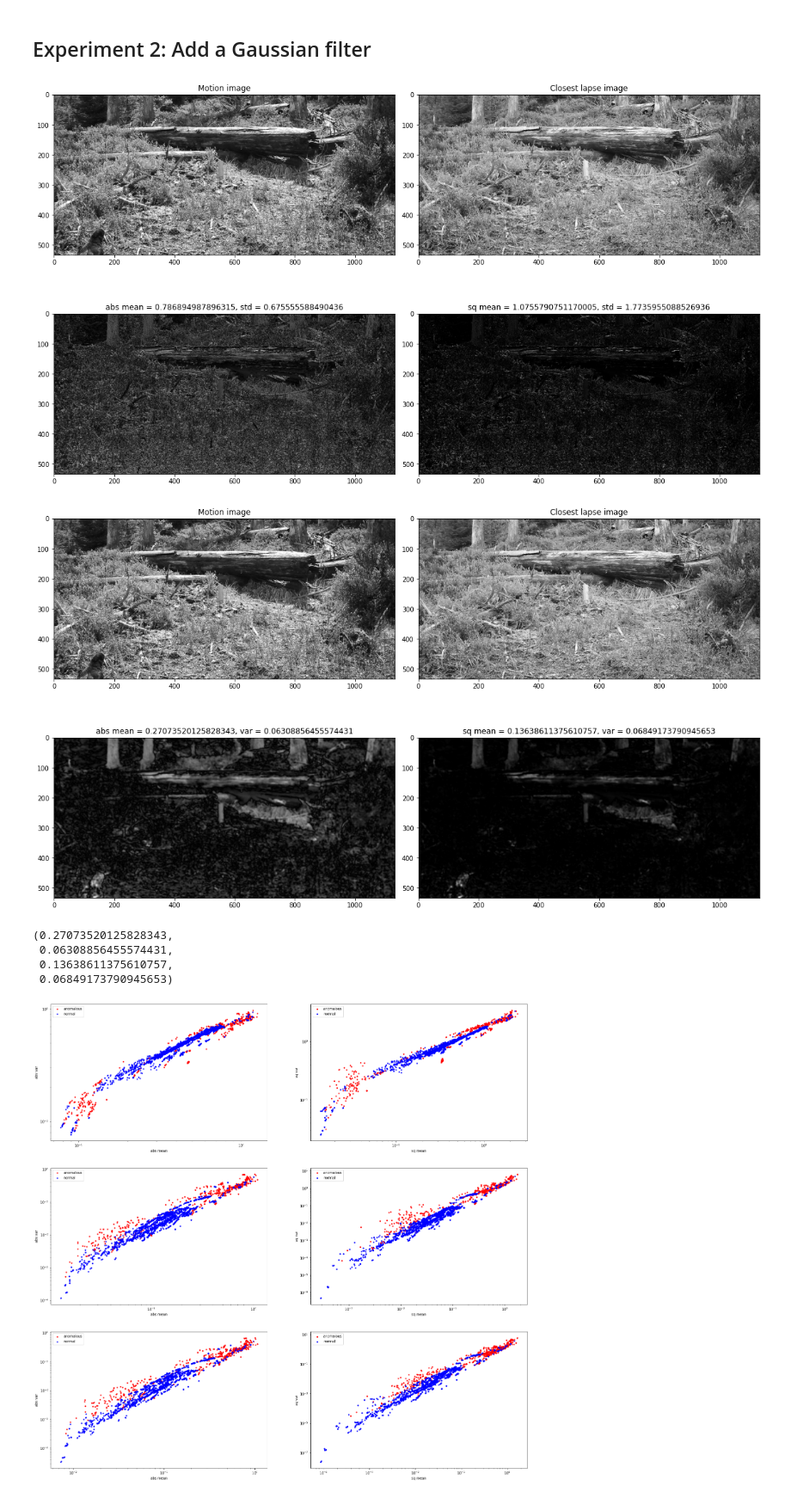
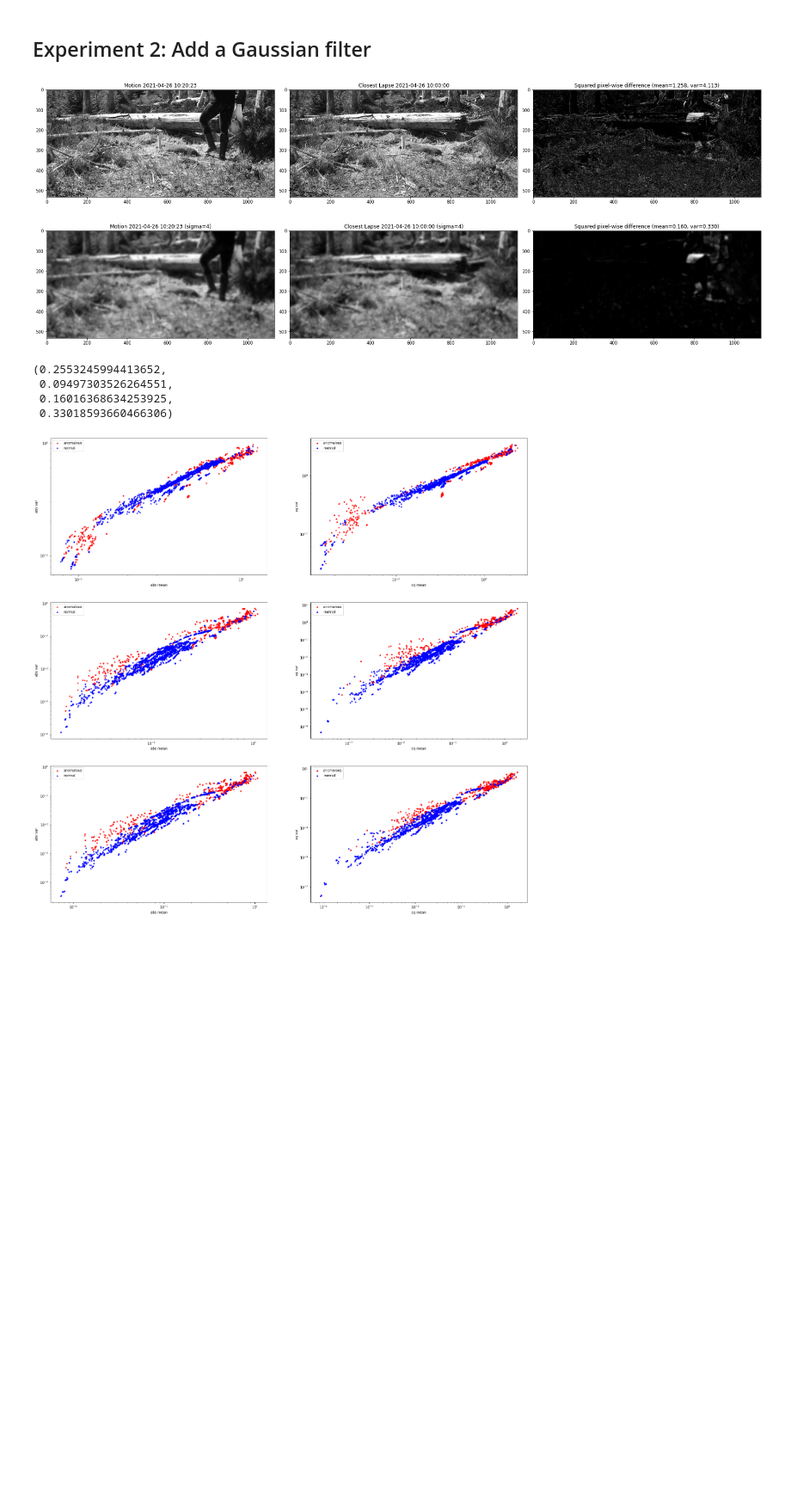
Before and after one commit to kleincode/camera-trap-anomaly-detection, a Jupyter notebook: approach1a_basic_frame_differencing.ipynb, the cells around one changed output. Shown at 86% size. Cells and saved outputs as stored; diff of their text form; code cells hidden in the pictures; blank space fills up the shorter version.

```diff
--- a/approach1a_basic_frame_differencing.ipynb
+++ b/approach1a_basic_frame_differencing.ipynb
@@ -35,7 +35,7 @@ from py.ImageClassifier import AbstractImageClassifier
 DIR = './ResizedSessions_NoBackup' # dataset directory
 
 ds = Dataset(DIR)
-session = ds.create_session("marten_01")
+session = ds.create_session("beaver_01")
 # %% [output]
 The autoreload extension is already loaded. To reload it, use:
   %reload_ext autoreload
@@ -86,14 +86,15 @@ class FrameDiffClassifier(AbstractImageClassifier):
         absdiff = abs(motion_arr - comp_arr)
         sqdiff = (motion_arr - comp_arr) ** 2
         absmean = np.average(absdiff)
-        absstd = np.std(absdiff)
+        absvar = np.var(absdiff)
         sqmean = np.average(sqdiff)
-        sqstd = np.std(sqdiff)
+        sqvar = np.var(sqdiff)
 
         if display:
-            display_images([motion_arr, comp_arr, absdiff, sqdiff], ["Motion image", "Closest lapse image", f"abs mean = {absmean}, std = {absstd}", f"sq mean = {sqmean}, std = {sqstd}"], cmap="gray")
+            # display_images([motion_arr, comp_arr, absdiff, sqdiff], ["Motion image", "Closest lapse image", f"abs mean = {absmean}, std = {absstd}", f"sq mean = {sqmean}, std = {sqstd}"], cmap="gray")
+            display_images([motion_arr, comp_arr, sqdiff], [f"Motion {motion_img.date}", f"Closest Lapse {comp_img.date}", f"Squared pixel-wise difference (mean={sqmean:.3f}, var={sqvar:.3f})"], row_size=3, cmap="gray")
 
-        return absmean, absstd, sqmean, sqstd
+        return absmean, absvar, sqmean, sqvar
 # %%
 img = session.get_random_motion_image(day_only=True)
 classifier = FrameDiffClassifier()
@@ -231,22 +232,23 @@ class GaussianFrameDiffClassifier(AbstractImageClassifier):
         sqvar = np.var(sqdiff)
 
         if display:
-            display_images([motion_arr, comp_arr, absdiff, sqdiff], ["Motion image", "Closest lapse image", f"abs mean = {absmean}, var = {absvar}", f"sq mean = {sqmean}, var = {sqvar}"], cmap="gray")
+            #display_images([motion_arr, comp_arr, absdiff, sqdiff], ["Motion image", "Closest lapse image", f"abs mean = {absmean}, var = {absvar}", f"sq mean = {sqmean}, var = {sqvar}"], cmap="gray")
+            display_images([motion_arrg, comp_arrg, sqdiff], [f"Motion {motion_img.date} (sigma={self.sigma})", f"Closest Lapse {comp_img.date} (sigma={self.sigma})", f"Squared pixel-wise difference (mean={sqmean:.3f}, var={sqvar:.3f})"], row_size=3, cmap="gray")
 
         return absmean, absvar, sqmean, sqvar
 # %%
-img = session.get_random_motion_image(day_only=True)
+#img = session.get_random_motion_image(day_only=True)
 classifier = FrameDiffClassifier()
 classifier.evaluate(img, display=True)
-classifier2 = GaussianFrameDiffClassifier(sigma=2)
+classifier2 = GaussianFrameDiffClassifier(sigma=4)
 classifier2.evaluate(img, display=True)
 # %% [output]
-[figure, old version]
+[figure, new version]
-[figure, old version]
+[figure, new version]
-(0.27073520125828343,
- 0.06308856455574431,
- 0.13638611375610757,
- 0.06849173790945653)
+(0.2553245994413652,
+ 0.09497303526264551,
+ 0.16016368634253925,
+ 0.33018593660466306)
 # %%
 classifier = GaussianFrameDiffClassifier(sigma=2)
 with warnings.catch_warnings():
```
Also changed, not shown: parts of 3 cells of this notebook, 38 other files.
